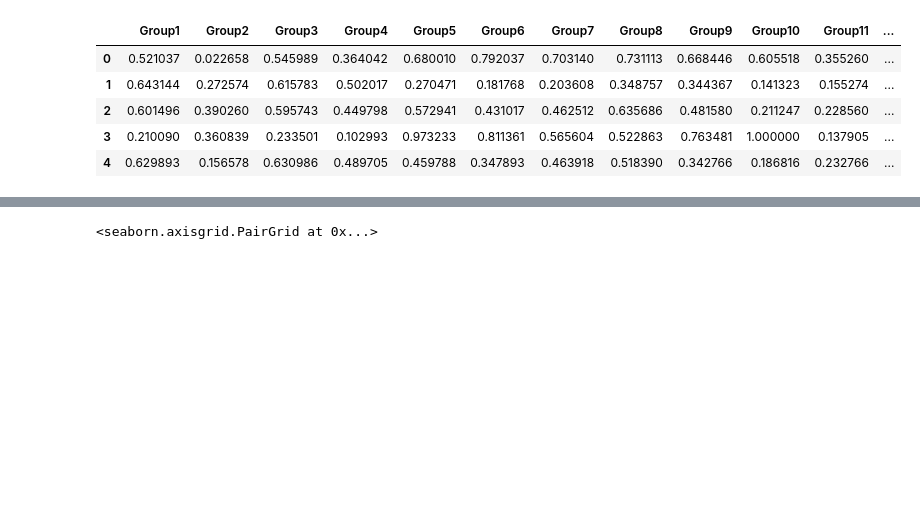
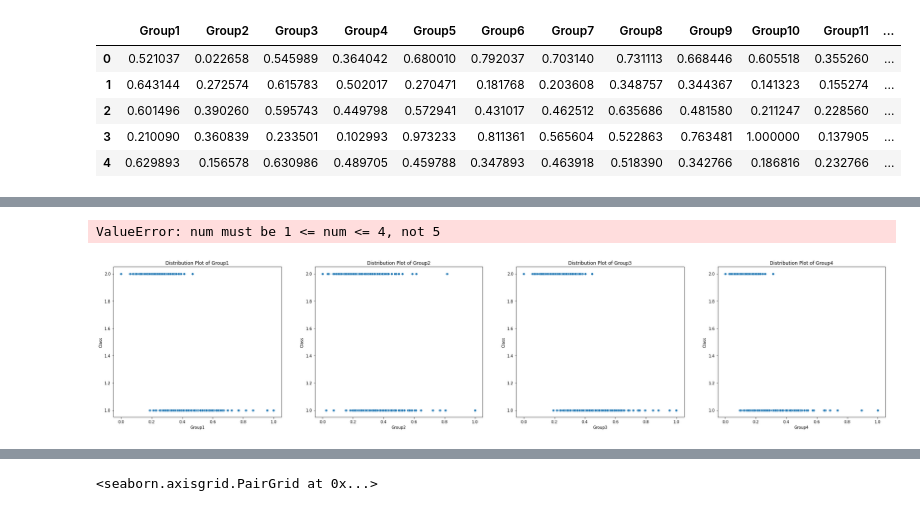
Before and after one commit to SebeneleT/Intro-to-Machine-Learning, a Jupyter notebook: Intro_ML_Files/Intro_ML_Lab_Exercise.ipynb, the cells around one changed output, grey strips where cells are left out. Drawn from its saved outputs; the diff is of its cells as text; code cells hidden in the pictures; blank space fills up the shorter version.

```diff
--- a/Intro_ML_Files/Intro_ML_Lab_Exercise.ipynb
+++ b/Intro_ML_Files/Intro_ML_Lab_Exercise.ipynb
@@ -102,0 +107,16 @@ def plot_scatter_plot(data,cols,figsize = (25,15)):
+# %%
+def cont_feat_boxplot(data,list_of_col,target,figsize = (35,7)):
+    fig = plt.figure(figsize=figsize)
+    for i,col in enumerate(list_of_col[:-1]):
+        plt.subplot(1,4,i+1)
+        sb.scatterplot(data[col],data[target])
+        plt.xlabel(col)
+        plt.ylabel(target)
+        plt.title(f'Distribution Plot of {col.capitalize()}')
+        i += 1
+    plt.show()
+# %%
+cont_feat_boxplot(train_data,column_names,target = 'Class')
+# %% [output]
+ValueError: num must be 1 <= num <= 4, not 5
+[figure, added]
```
Also changed, not shown: parts of 3 cells of this notebook.
